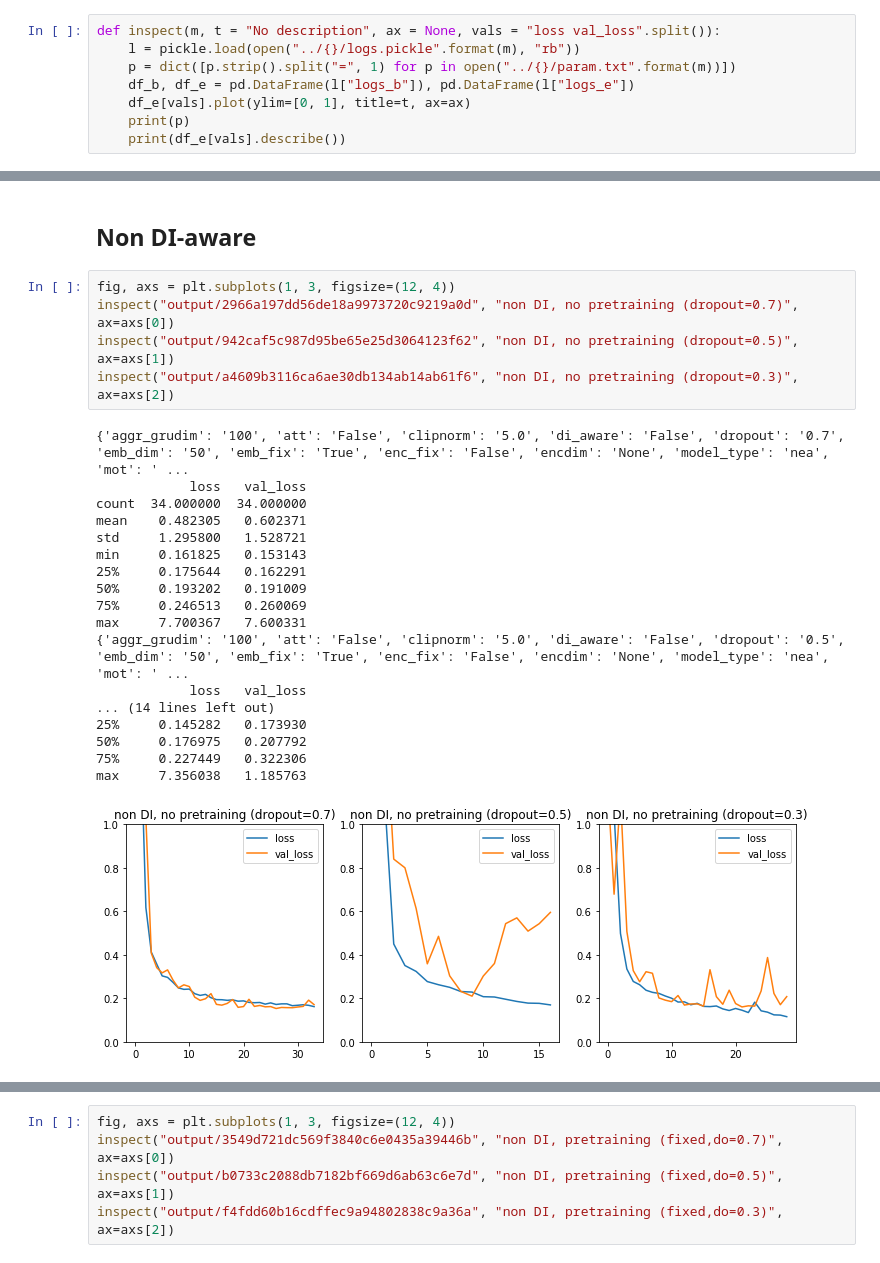
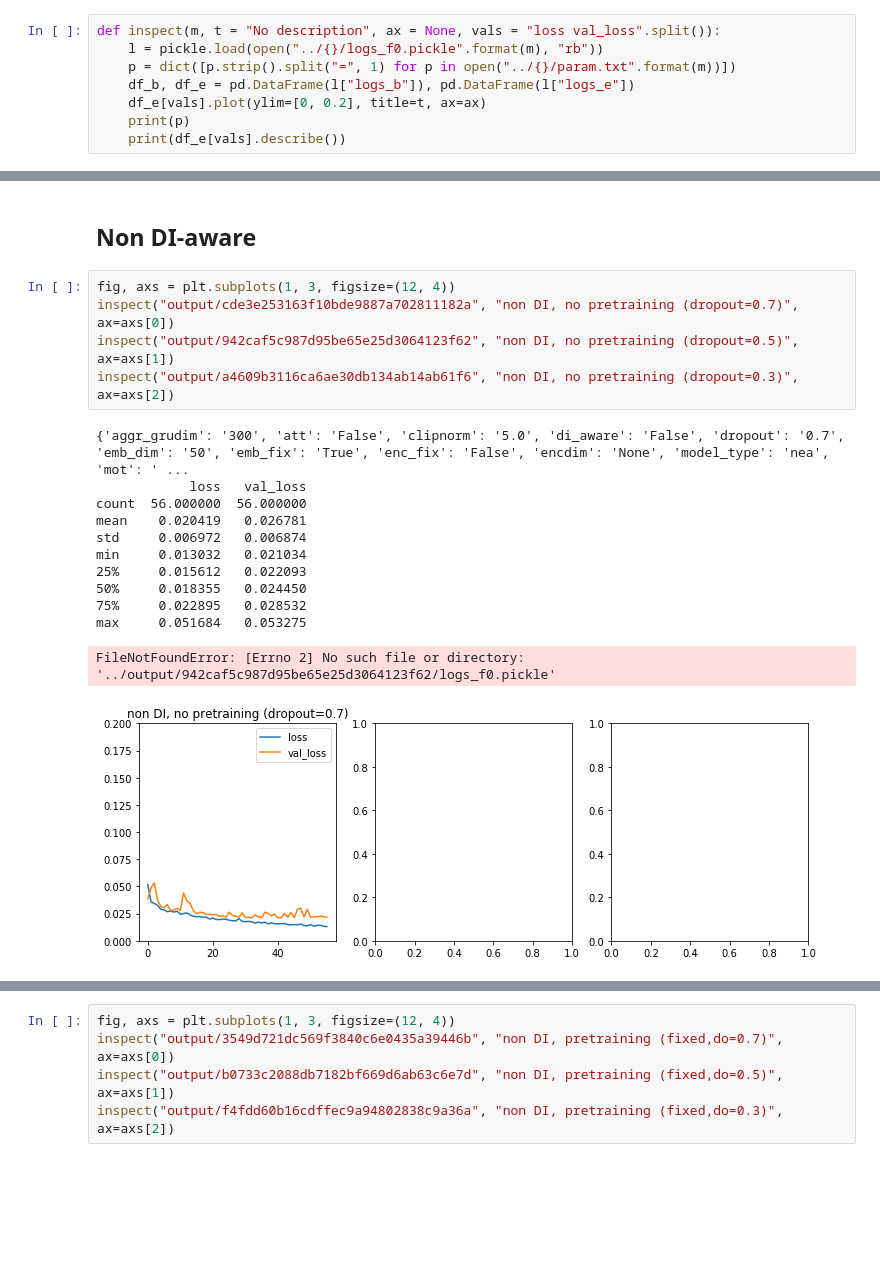
Before and after one commit to FarjanaSultanaMim/DiscoShuffle, a Jupyter notebook: jpnb/inspection.ipynb, the cells around one changed output, grey strips where cells are left out. Cells and saved outputs as stored; diff of their text form; blank space fills up the shorter version.

```diff
--- a/jpnb/inspection.ipynb
+++ b/jpnb/inspection.ipynb
@@ -10,10 +11,10 @@ import matplotlib.pyplot as plt
 ## DI-aware
 # %%
 def inspect(m, t = "No description", ax = None, vals = "loss val_loss".split()):
-    l = pickle.load(open("../{}/logs.pickle".format(m), "rb"))
+    l = pickle.load(open("../{}/logs_f0.pickle".format(m), "rb"))
     p = dict([p.strip().split("=", 1) for p in open("../{}/param.txt".format(m))])
     df_b, df_e = pd.DataFrame(l["logs_b"]), pd.DataFrame(l["logs_e"])
-    df_e[vals].plot(ylim=[0, 1], title=t, ax=ax)
+    df_e[vals].plot(ylim=[0, 0.2], title=t, ax=ax)
     print(p)
     print(df_e[vals].describe())
 # %%
@@ -93,28 +94,22 @@ max     4.591255   0.973260
 ## Non DI-aware
 # %%
 fig, axs = plt.subplots(1, 3, figsize=(12, 4))
-inspect("output/2966a197dd56de18a9973720c9219a0d", "non DI, no pretraining (dropout=0.7)", ax=axs[0])
+inspect("output/cde3e253163f10bde9887a702811182a", "non DI, no pretraining (dropout=0.7)", ax=axs[0])
 inspect("output/942caf5c987d95be65e25d3064123f62", "non DI, no pretraining (dropout=0.5)", ax=axs[1])
 inspect("output/a4609b3116ca6ae30db134ab14ab61f6", "non DI, no pretraining (dropout=0.3)", ax=axs[2])
 # %% [output]
-{'aggr_grudim': '100', 'att': 'False', 'clipnorm': '5.0', 'di_aware': 'False', 'dropout': '0.7', 'emb_dim': '50', 'emb_fix': 'True', 'enc_fix': 'False', 'encdim': 'None', 'model_type': 'nea', 'mot': ' ...
+{'aggr_grudim': '300', 'att': 'False', 'clipnorm': '5.0', 'di_aware': 'False', 'dropout': '0.7', 'emb_dim': '50', 'emb_fix': 'True', 'enc_fix': 'False', 'encdim': 'None', 'model_type': 'nea', 'mot': ' ...
             loss   val_loss
-count  34.000000  34.000000
-mean    0.482305   0.602371
-std     1.295800   1.528721
-min     0.161825   0.153143
-25%     0.175644   0.162291
-50%     0.193202   0.191009
-75%     0.246513   0.260069
-max     7.700367   7.600331
-{'aggr_grudim': '100', 'att': 'False', 'clipnorm': '5.0', 'di_aware': 'False', 'dropout': '0.5', 'emb_dim': '50', 'emb_fix': 'True', 'enc_fix': 'False', 'encdim': 'None', 'model_type': 'nea', 'mot': ' ...
-            loss   val_loss
-... (14 lines left out)
-25%     0.145282   0.173930
-50%     0.176975   0.207792
-75%     0.227449   0.322306
-max     7.356038   1.185763
+count  56.000000  56.000000
+mean    0.020419   0.026781
+std     0.006972   0.006874
+min     0.013032   0.021034
+25%     0.015612   0.022093
+50%     0.018355   0.024450
+75%     0.022895   0.028532
+max     0.051684   0.053275
+FileNotFoundError: [Errno 2] No such file or directory: '../output/942caf5c987d95be65e25d3064123f62/logs_f0.pickle'
-[figure, old version]
+[figure, new version]
 # %%
 fig, axs = plt.subplots(1, 3, figsize=(12, 4))
 inspect("output/681f9b6f1dfd4c7718cb4e85d2285c25", "non DI, pretraining (dropout=0.7)", ax=axs[0])
```
Also changed, not shown: parts of 4 cells of this notebook, 4 other files.
